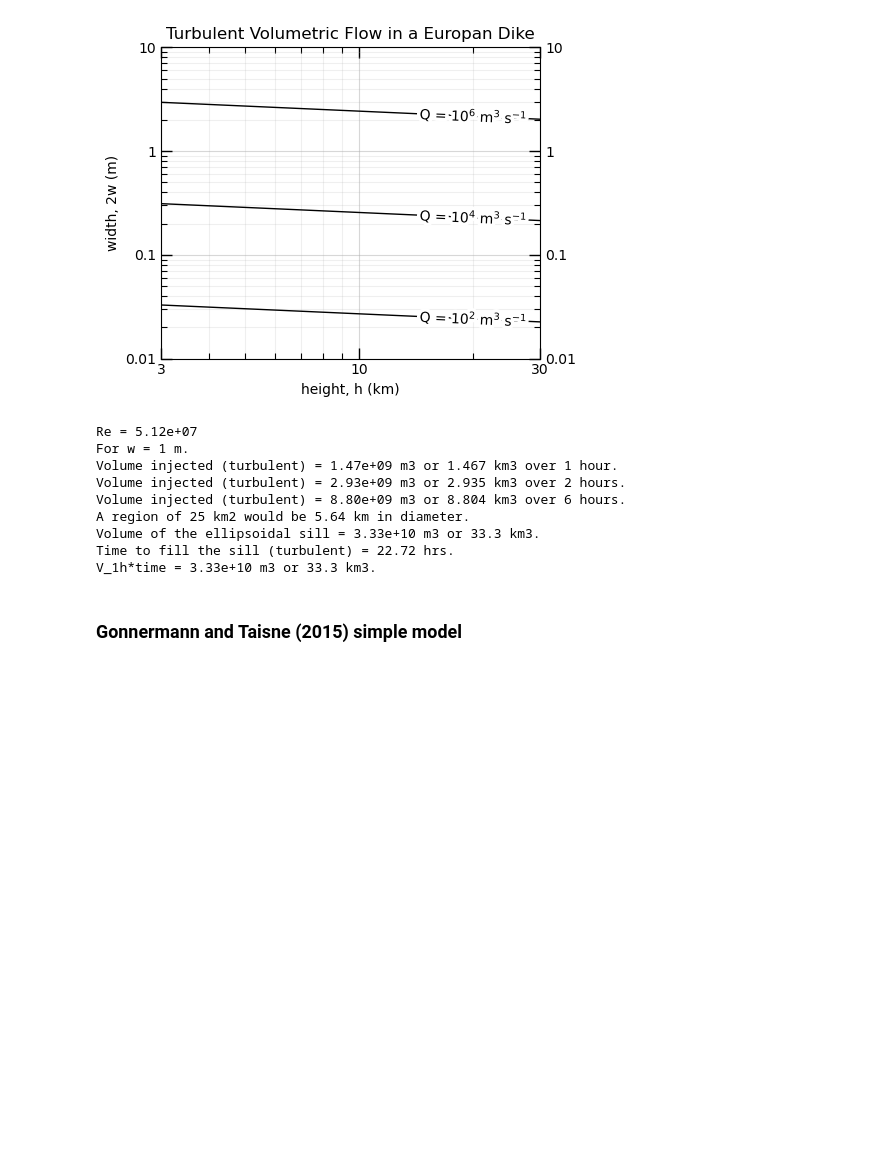
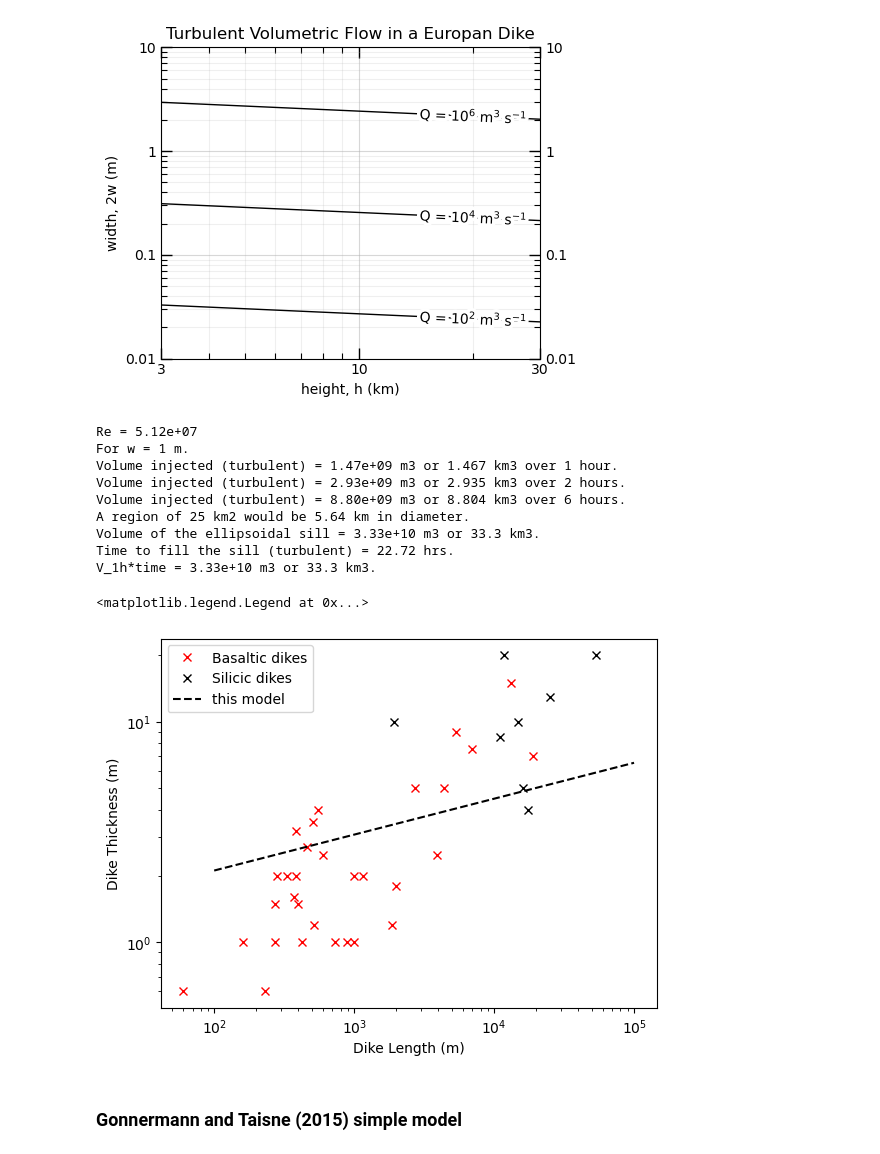
Before and after one commit to CottomR-et-al/Europa-ice-ocean-exchange, a Jupyter notebook: F25_Dikes_Europa.ipynb, the cells around one changed output. Cells and saved outputs as stored; diff of their text form; code cells hidden in the pictures; blank space fills up the shorter version.

```diff
--- a/F25_Dikes_Europa.ipynb
+++ b/F25_Dikes_Europa.ipynb
@@ -433,3 +480,19 @@ B = np.array(B)
+# %%
+# dike geometries comparison with literature
+heights = np.linspace(1e2, 100e3, 100) # m
+width = heights**(7/43)
+plt.figure()
+plt.plot(basaltic["Length (m)"], basaltic["Thickness (m)"], 'x', color='red', label='Basaltic dikes')
+plt.plot(silicic["Length (m)"], silicic["Thickness (m)"], 'x', color='black', label='Silicic dikes')
+plt.plot(heights, width, label='this model', ls='dashed', color='black')
+plt.xscale('log')
+plt.yscale('log')
+plt.xlabel('Dike Length (m)')
+plt.ylabel('Dike Thickness (m)')
+plt.legend()
+# %% [output]
+<matplotlib.legend.Legend at 0x...>
+[figure, added]
 # %% [markdown]
 ### Gonnermann and Taisne (2015) simple model
 # %%
```
Also changed, not shown: parts of 4 cells of this notebook.
